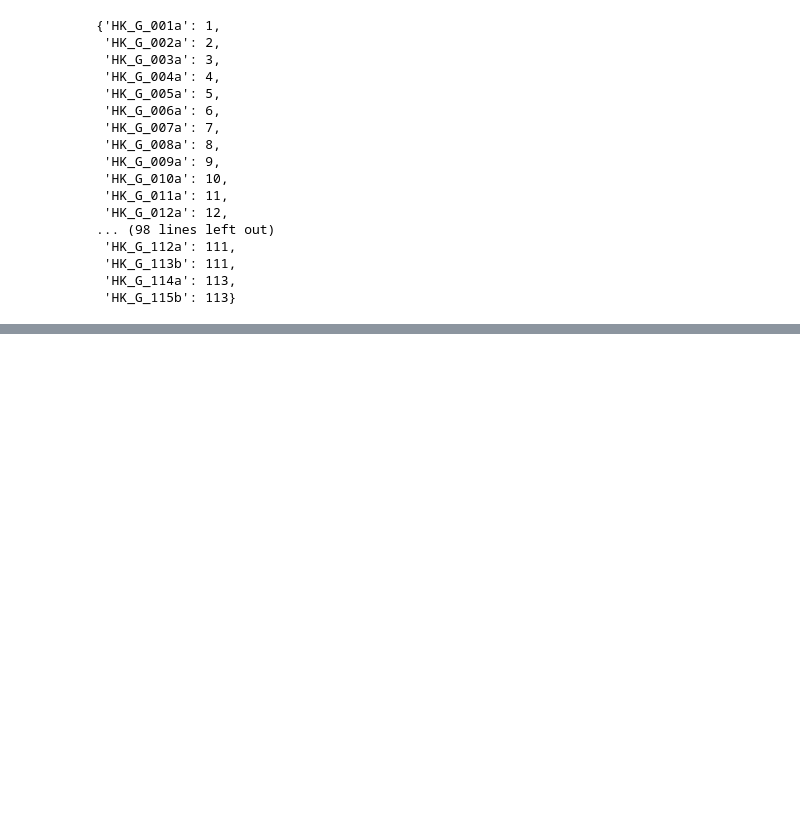
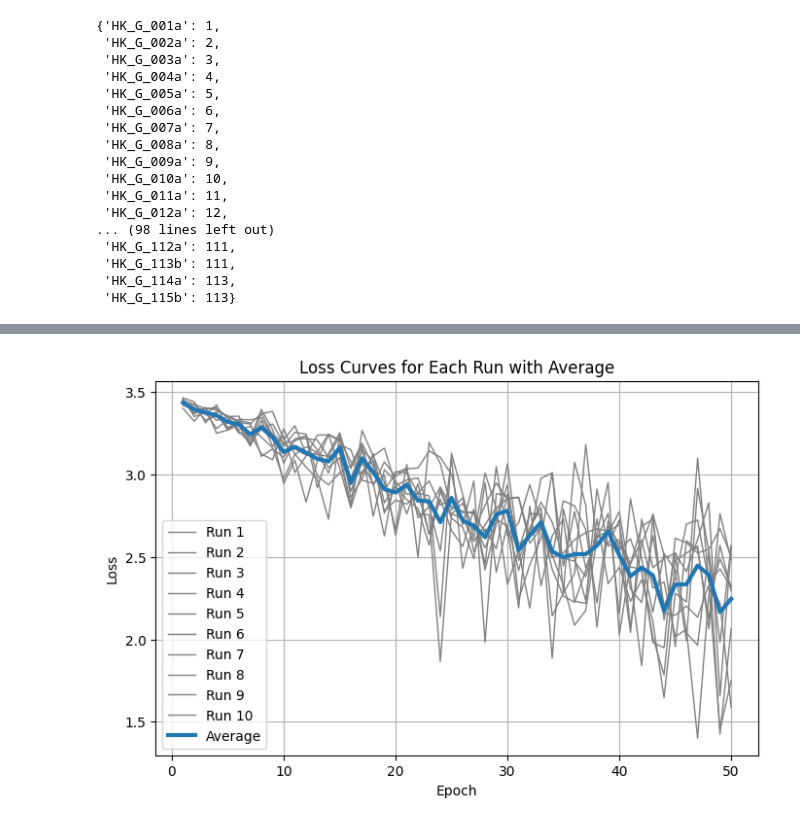
Before and after one commit to Tikings/gbm_hackathon, a Jupyter notebook: notebook_tests/test_patient_wise.ipynb, the cells around one changed output, grey strips where cells are left out. Cells and saved outputs as stored; diff of their text form; code cells hidden in the pictures; blank space fills up the shorter version.

```diff
--- a/notebook_tests/test_patient_wise.ipynb
+++ b/notebook_tests/test_patient_wise.ipynb
@@ -157,0 +378,3 @@ EPOCH 5 LOSS: NAN
+# %%
+log_and_plot_runs(10, run_debug, 50, 100, "original")
+# %% [output]
@@ -157,0 +398 @@ EPOCH 5 LOSS: NAN
+[figure, added]
```
Also changed, not shown: parts of 23 cells of this notebook, 3 other files.
